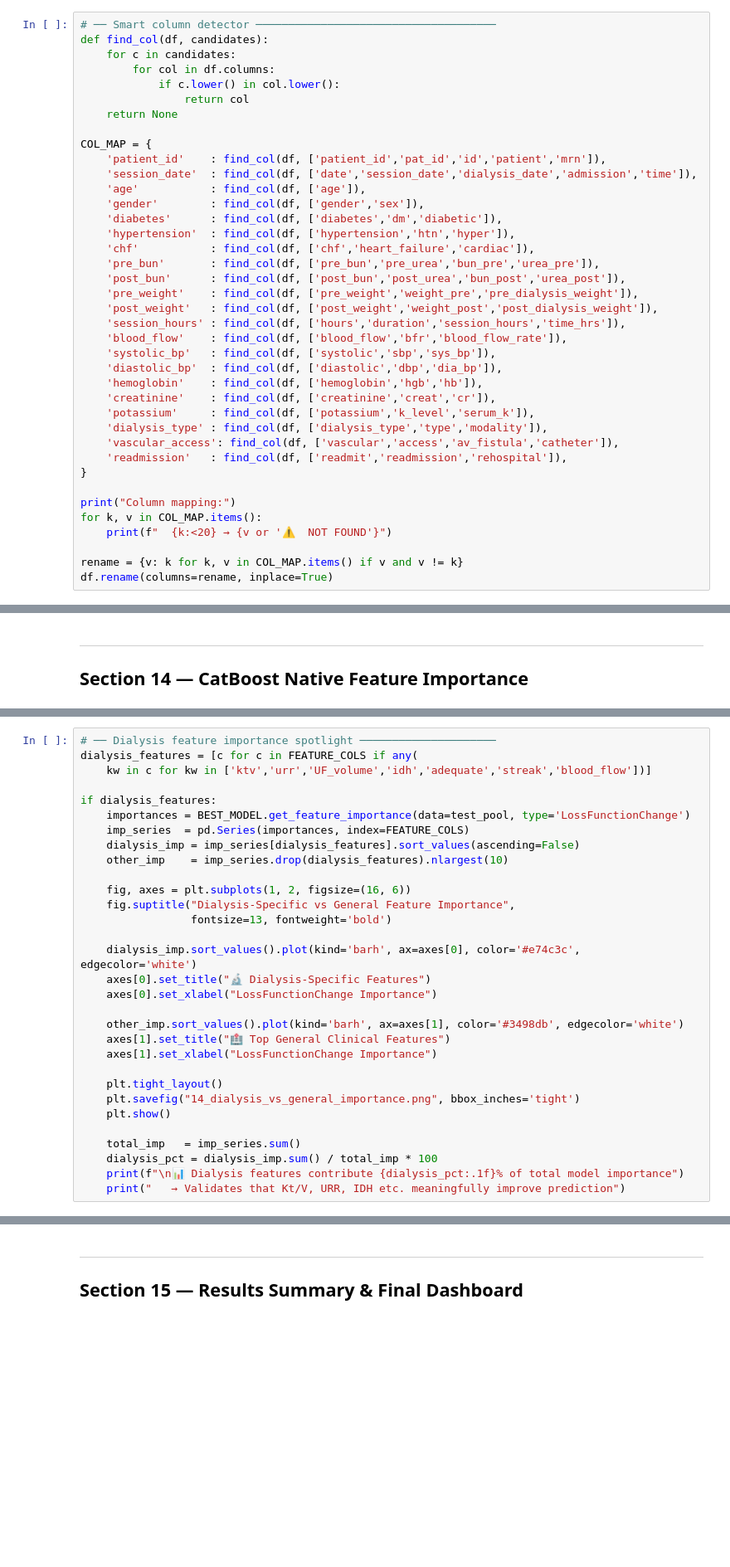
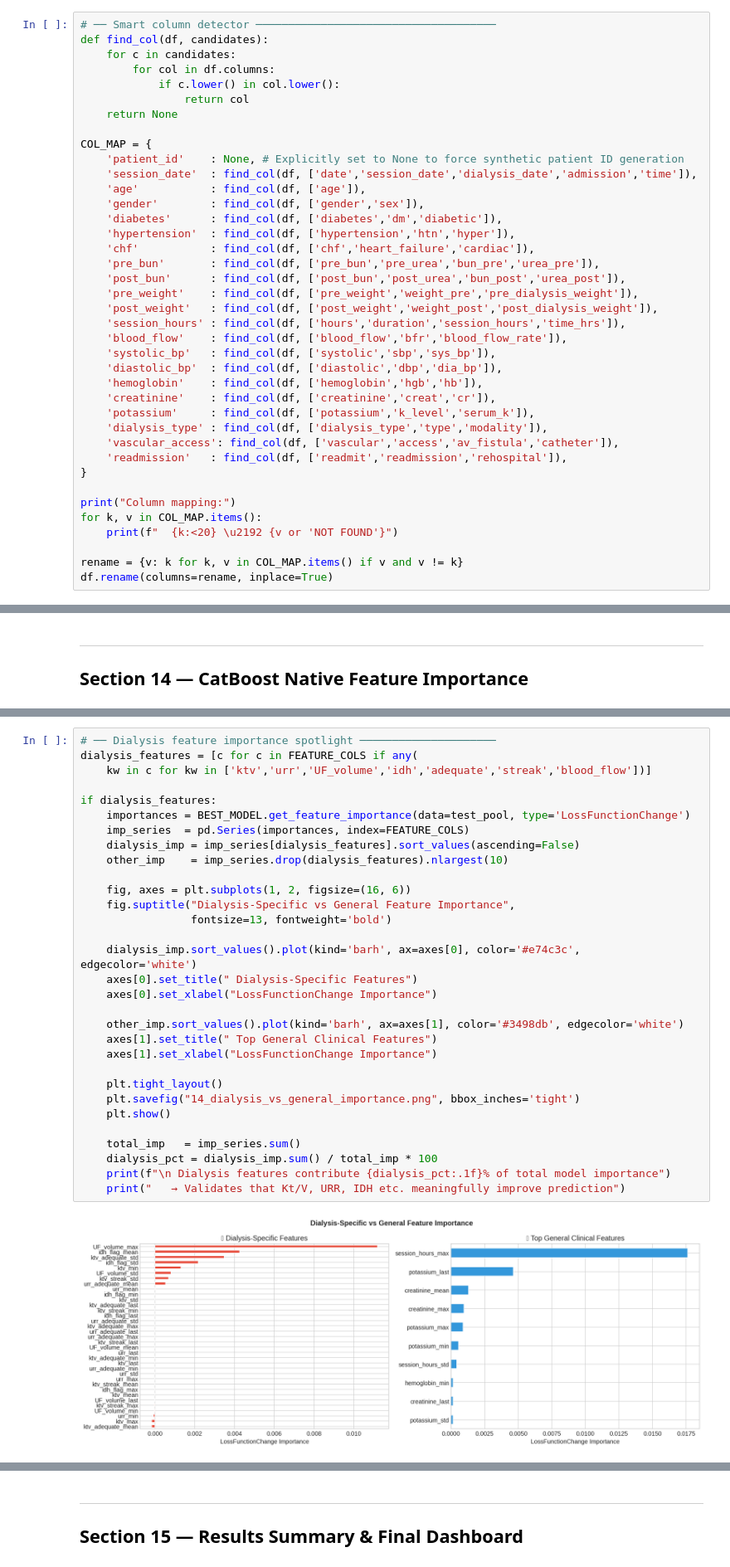
Before and after one commit to LoneWolf36/NCI.SEM1.PAI.PROJ, a Jupyter notebook: dialysis_catboost_model.ipynb, the cells around one changed output, grey strips where cells are left out. Shown at 83% size. Saved outputs shown, nothing was run; the diff lists cells and outputs as text; blank space fills up the shorter version.

```diff
--- a/dialysis_catboost_model.ipynb
+++ b/dialysis_catboost_model.ipynb
@@ -139,7 +192,7 @@ def find_col(df, candidates):
     return None
 
 COL_MAP = {
-    'patient_id'    : find_col(df, ['patient_id','pat_id','id','patient','mrn']),
+    'patient_id'    : None, # Explicitly set to None to force synthetic patient ID generation
     'session_date'  : find_col(df, ['date','session_date','dialysis_date','admission','time']),
     'age'           : find_col(df, ['age']),
     'gender'        : find_col(df, ['gender','sex']),
@@ -164,7 +217,7 @@ COL_MAP = {
 
 print("Column mapping:")
 for k, v in COL_MAP.items():
-    print(f"  {k:<20} → {v or '⚠️  NOT FOUND'}")
+    print(f"  {k:<20} \u2192 {v or 'NOT FOUND'}")
 
 rename = {v: k for k, v in COL_MAP.items() if v and v != k}
 df.rename(columns=rename, inplace=True)
@@ -1127,31 +1412,33 @@ plt.show()
 # %%
 # ── Dialysis feature importance spotlight ─────────────────────
 dialysis_features = [c for c in FEATURE_COLS if any(
     kw in c for kw in ['ktv','urr','UF_volume','idh','adequate','streak','blood_flow'])]
 
 if dialysis_features:
     importances = BEST_MODEL.get_feature_importance(data=test_pool, type='LossFunctionChange')
     imp_series  = pd.Series(importances, index=FEATURE_COLS)
     dialysis_imp = imp_series[dialysis_features].sort_values(ascending=False)
     other_imp    = imp_series.drop(dialysis_features).nlargest(10)
 
     fig, axes = plt.subplots(1, 2, figsize=(16, 6))
     fig.suptitle("Dialysis-Specific vs General Feature Importance",
                  fontsize=13, fontweight='bold')
 
     dialysis_imp.sort_values().plot(kind='barh', ax=axes[0], color='#e74c3c', edgecolor='white')
-    axes[0].set_title("🔬 Dialysis-Specific Features")
+    axes[0].set_title(" Dialysis-Specific Features")
     axes[0].set_xlabel("LossFunctionChange Importance")
 
     other_imp.sort_values().plot(kind='barh', ax=axes[1], color='#3498db', edgecolor='white')
-    axes[1].set_title("🏥 Top General Clinical Features")
+    axes[1].set_title(" Top General Clinical Features")
     axes[1].set_xlabel("LossFunctionChange Importance")
 
     plt.tight_layout()
     plt.savefig("14_dialysis_vs_general_importance.png", bbox_inches='tight')
     plt.show()
 
     total_imp   = imp_series.sum()
     dialysis_pct = dialysis_imp.sum() / total_imp * 100
-    print(f"\n📊 Dialysis features contribute {dialysis_pct:.1f}% of total model importance")
+    print(f"\n Dialysis features contribute {dialysis_pct:.1f}% of total model importance")
     print("   → Validates that Kt/V, URR, IDH etc. meaningfully improve prediction")
+# %% [output]
+[figure, added]
```
Also changed, not shown: parts of 46 cells of this notebook, 3 other files.
